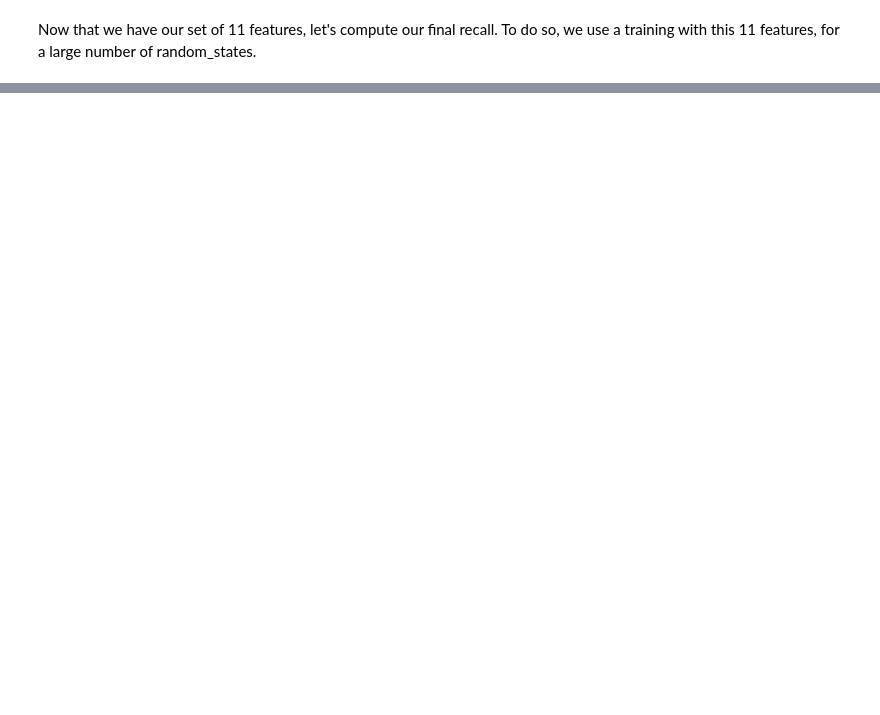
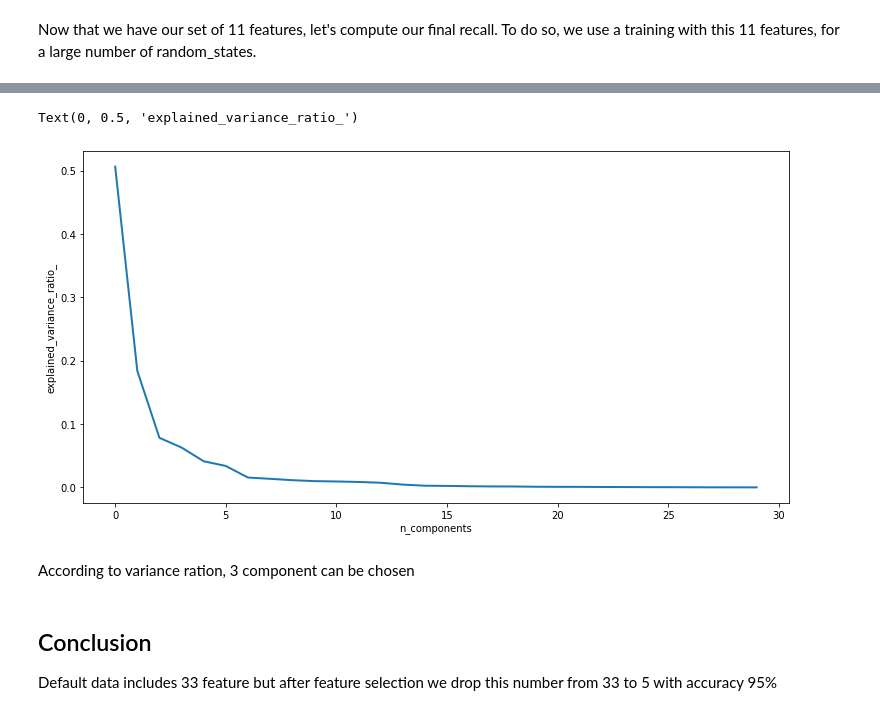
Before and after one commit to SibitendaHarriet/Causal-Inference, a Jupyter notebook: notebooks/features.ipynb, the cells around one changed output, grey strips where cells are left out. Cells and saved outputs as stored; diff of their text form; code cells hidden in the pictures; blank space fills up the shorter version.

```diff
--- a/notebooks/features.ipynb
+++ b/notebooks/features.ipynb
@@ -289,0 +364,26 @@ print('Recall is: ', recall)
+# %%
+# split data train 70 % and test 30 %
+x_train, x_test, y_train, y_test = train_test_split(x, y, test_size=0.3, random_state=42)
+#normalization
+x_train_N = (x_train-x_train.mean())/(x_train.max()-x_train.min())
+x_test_N = (x_test-x_test.mean())/(x_test.max()-x_test.min())
+
+from sklearn.decomposition import PCA
+pca = PCA()
+pca.fit(x_train_N)
+
+plt.figure(1, figsize=(14, 7))
+plt.clf()
+plt.axes([.2, .2, .7, .7])
+plt.plot(pca.explained_variance_ratio_, linewidth=2)
+plt.axis('tight')
+plt.xlabel('n_components')
+plt.ylabel('explained_variance_ratio_')
+# %% [output]
+Text(0, 0.5, 'explained_variance_ratio_')
+[figure, added]
+# %% [markdown]
+According to variance ration, 3 component can be chosen
+# %% [markdown]
+## Conclusion
+Default data includes 33 feature but after feature selection we drop this number from 33 to 5 with accuracy 95%
```
Also changed, not shown: parts of 8 cells of this notebook, 8 other files.
